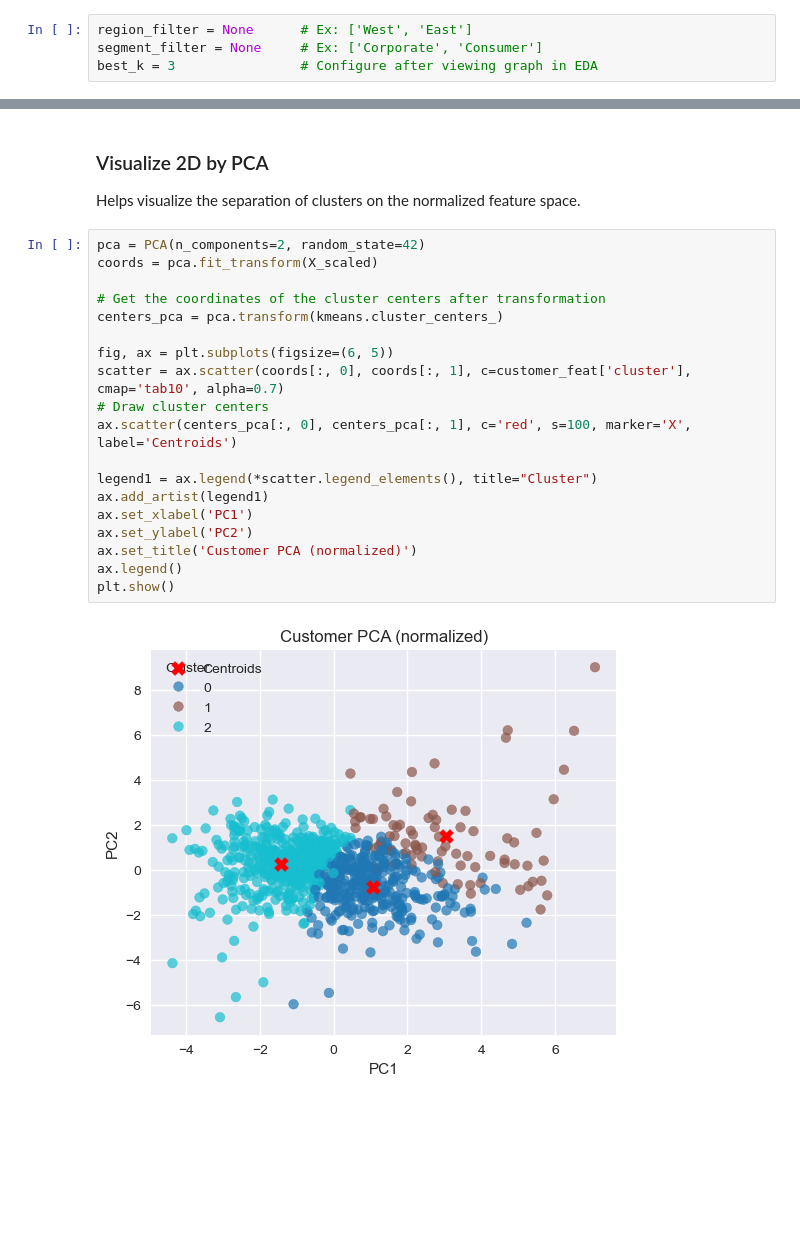
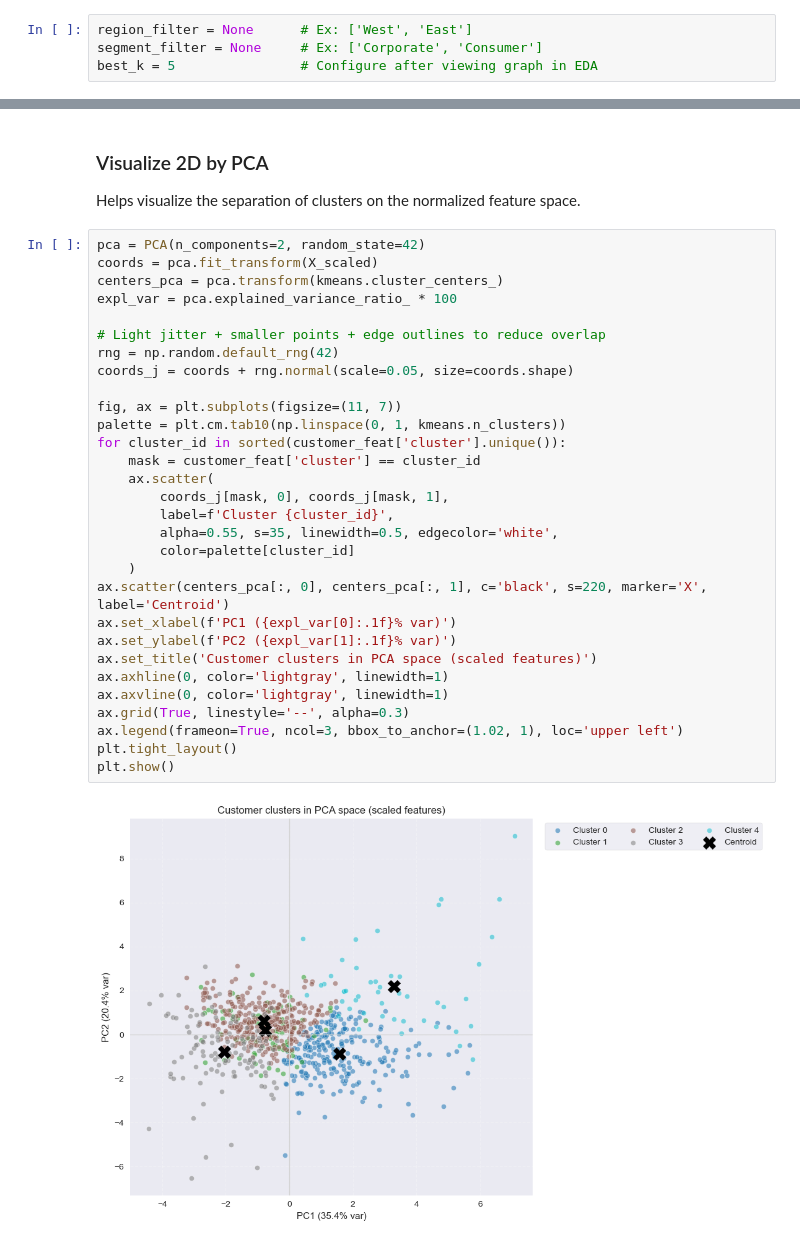
Before and after one commit to bunbohue19/IT5425E_Data-Management-Visualization, a Jupyter notebook: Project/src/2_Analysis-problems/2.ipynb, the cells around one changed output, grey strips where cells are left out. Drawn from its saved outputs; the diff is of its cells as text; blank space fills up the shorter version.

```diff
--- a/Project/src/2_Analysis-problems/2.ipynb
+++ b/Project/src/2_Analysis-problems/2.ipynb
@@ -25,7 +25,7 @@ DATA_PATH = Path("../../[DATASET C] Retail Supply Chain Sales Analysis/[C] Retai
 # %%
 region_filter = None      # Ex: ['West', 'East']
 segment_filter = None     # Ex: ['Corporate', 'Consumer']
-best_k = 3                # Configure after viewing graph in EDA
+best_k = 5                # Configure after viewing graph in EDA
 # %%
 # Read & Apply filter (if exists)
 df_orders = pd.read_excel(DATA_PATH, sheet_name="Retails Order Full Dataset")
@@ -203,22 +221,33 @@ Helps visualize the separation of clusters on the normalized feature space.
 # %%
 pca = PCA(n_components=2, random_state=42)
 coords = pca.fit_transform(X_scaled)
+centers_pca = pca.transform(kmeans.cluster_centers_)
+expl_var = pca.explained_variance_ratio_ * 100
 
-# Get the coordinates of the cluster centers after transformation
-centers_pca = pca.transform(kmeans.cluster_centers_)
+# Light jitter + smaller points + edge outlines to reduce overlap
+rng = np.random.default_rng(42)
+coords_j = coords + rng.normal(scale=0.05, size=coords.shape)
 
-fig, ax = plt.subplots(figsize=(6, 5))
-scatter = ax.scatter(coords[:, 0], coords[:, 1], c=customer_feat['cluster'], cmap='tab10', alpha=0.7)
-# Draw cluster centers
-ax.scatter(centers_pca[:, 0], centers_pca[:, 1], c='red', s=100, marker='X', label='Centroids')
-
-legend1 = ax.legend(*scatter.legend_elements(), title="Cluster")
-ax.add_artist(legend1)
-ax.set_xlabel('PC1')
-ax.set_ylabel('PC2')
-ax.set_title('Customer PCA (normalized)')
-ax.legend()
+fig, ax = plt.subplots(figsize=(11, 7))
+palette = plt.cm.tab10(np.linspace(0, 1, kmeans.n_clusters))
+for cluster_id in sorted(customer_feat['cluster'].unique()):
+    mask = customer_feat['cluster'] == cluster_id
+    ax.scatter(
+        coords_j[mask, 0], coords_j[mask, 1],
+        label=f'Cluster {cluster_id}',
+        alpha=0.55, s=35, linewidth=0.5, edgecolor='white',
+        color=palette[cluster_id]
+    )
+ax.scatter(centers_pca[:, 0], centers_pca[:, 1], c='black', s=220, marker='X', label='Centroid')
+ax.set_xlabel(f'PC1 ({expl_var[0]:.1f}% var)')
+ax.set_ylabel(f'PC2 ({expl_var[1]:.1f}% var)')
+ax.set_title('Customer clusters in PCA space (scaled features)')
+ax.axhline(0, color='lightgray', linewidth=1)
+ax.axvline(0, color='lightgray', linewidth=1)
+ax.grid(True, linestyle='--', alpha=0.3)
+ax.legend(frameon=True, ncol=3, bbox_to_anchor=(1.02, 1), loc='upper left')
+plt.tight_layout()
 plt.show()
 # %% [output]
-[figure, old version]
+[figure, new version]
 # %% [markdown]
```
Also changed, not shown: parts of 10 cells of this notebook, 1 other file.
